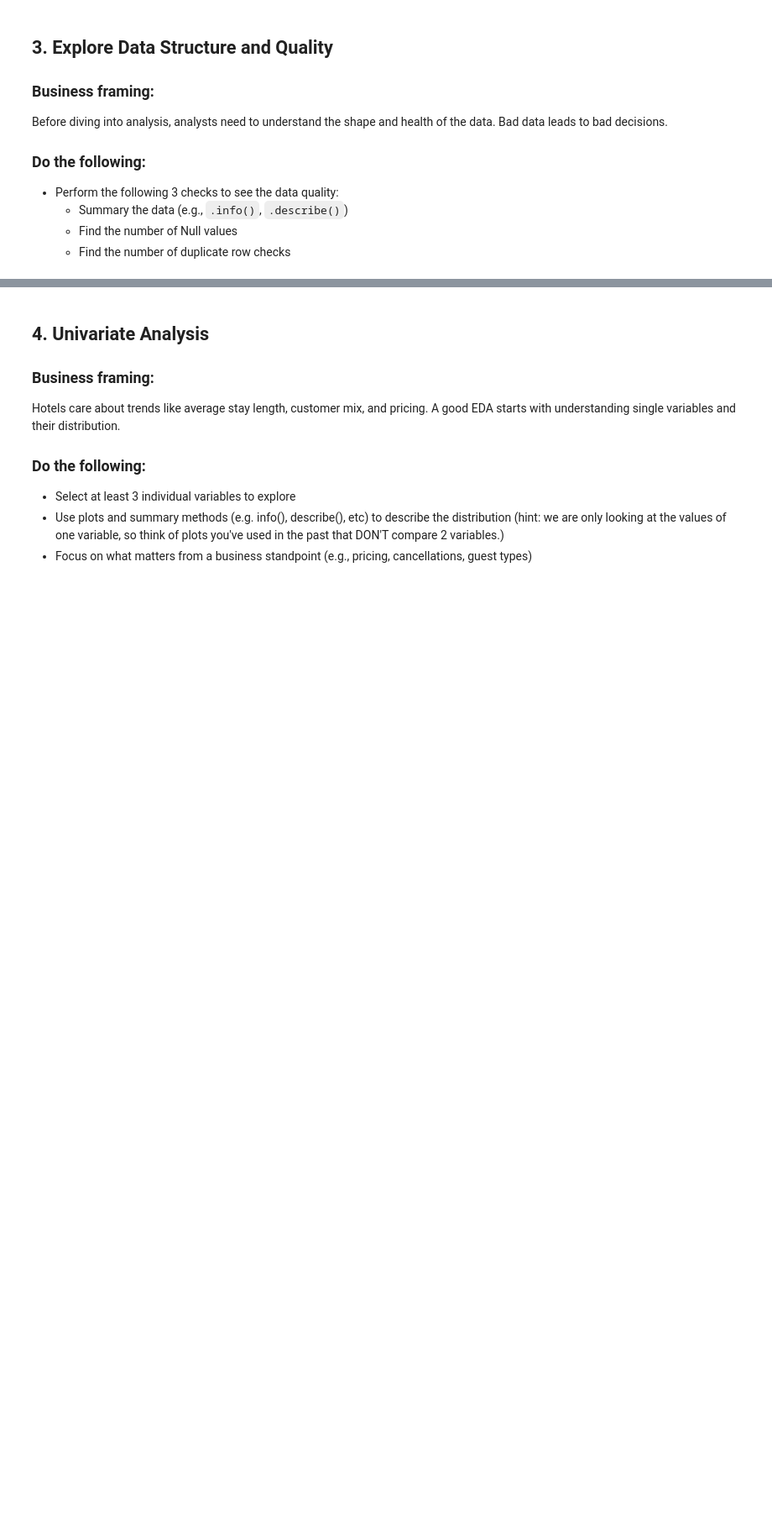
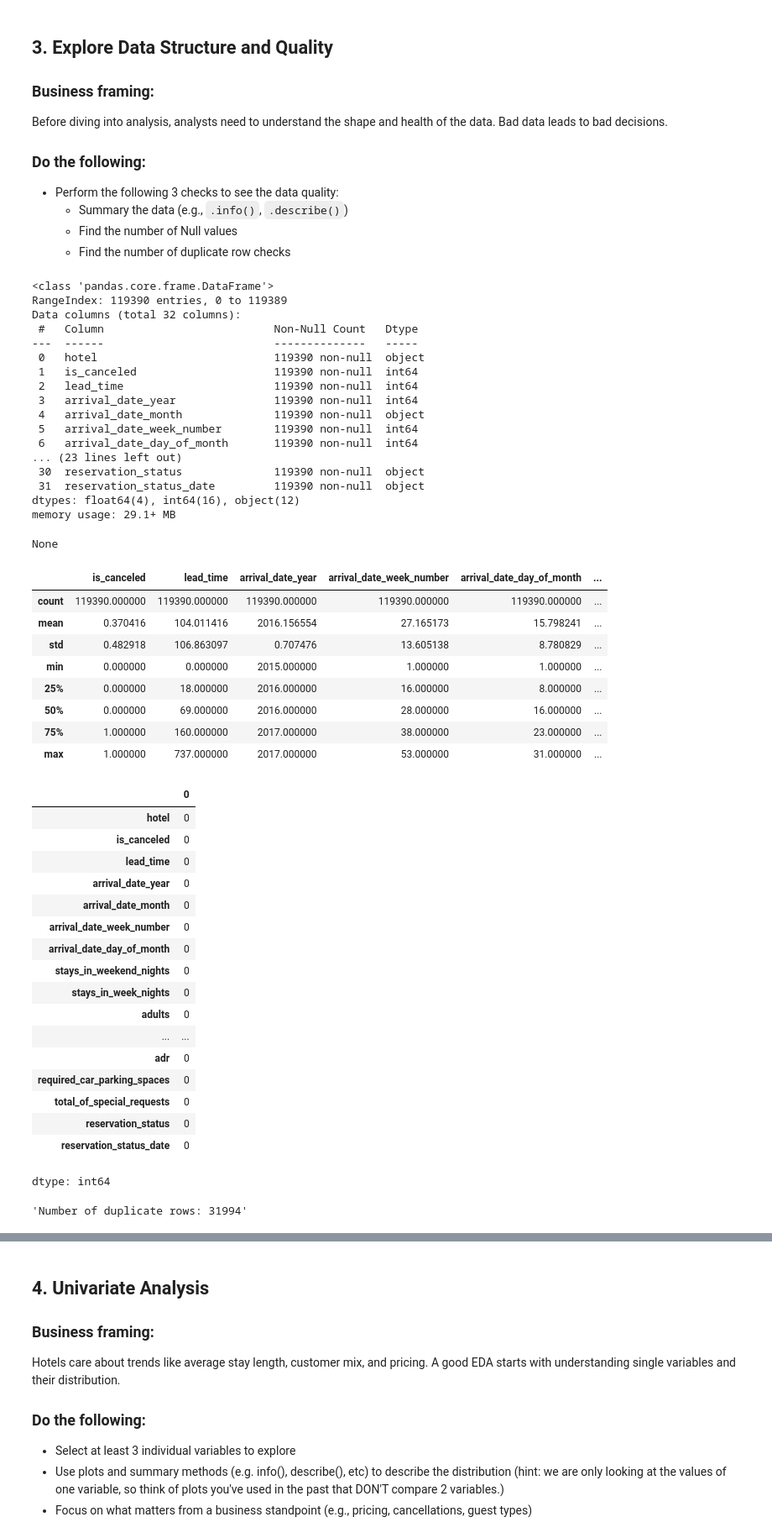
Before and after one commit to thornton330j/IS-4487, a Jupyter notebook: Assignments/assignment_05_ThorntonJackson.ipynb, the cells around one changed output, grey strips where cells are left out. Shown at 84% size. Saved outputs shown, nothing was run; the diff lists cells and outputs as text; code cells hidden in the pictures; blank space fills up the shorter version.

```diff
--- a/Assignments/assignment_05_ThorntonJackson.ipynb
+++ b/Assignments/assignment_05_ThorntonJackson.ipynb
@@ -128,3 +127,62 @@ Before diving into analysis, analysts need to understand the shape and health of
+# %%
+# Display summary information about the DataFrame
+display(df.info())
+
+# Display descriptive statistics of the DataFrame
+display(df.describe())
+
+# Find the number of null values for each column
+display(df.isnull().sum())
+
+# Find the number of duplicate rows
+display(f"Number of duplicate rows: {df.duplicated().sum()}")
+# %% [output]
+<class 'pandas.core.frame.DataFrame'>
+RangeIndex: 119390 entries, 0 to 119389
+Data columns (total 32 columns):
+ #   Column                          Non-Null Count   Dtype
+---  ------                          --------------   -----
+ 0   hotel                           119390 non-null  object
+ 1   is_canceled                     119390 non-null  int64
+ 2   lead_time                       119390 non-null  int64
+ 3   arrival_date_year               119390 non-null  int64
+ 4   arrival_date_month              119390 non-null  object
+ 5   arrival_date_week_number        119390 non-null  int64
+ 6   arrival_date_day_of_month       119390 non-null  int64
+... (23 lines left out)
+ 30  reservation_status              119390 non-null  object
+ 31  reservation_status_date         119390 non-null  object
+dtypes: float64(4), int64(16), object(12)
+memory usage: 29.1+ MB
+None
+|  | is_canceled | lead_time | arrival_date_year | arrival_date_week_number | arrival_date_day_of_month | ... |
+| count | 119390.000000 | 119390.000000 | 119390.000000 | 119390.000000 | 119390.000000 | ... |
+| mean | 0.370416 | 104.011416 | 2016.156554 | 27.165173 | 15.798241 | ... |
+| std | 0.482918 | 106.863097 | 0.707476 | 13.605138 | 8.780829 | ... |
+| min | 0.000000 | 0.000000 | 2015.000000 | 1.000000 | 1.000000 | ... |
+| 25% | 0.000000 | 18.000000 | 2016.000000 | 16.000000 | 8.000000 | ... |
+| 50% | 0.000000 | 69.000000 | 2016.000000 | 28.000000 | 16.000000 | ... |
+| 75% | 1.000000 | 160.000000 | 2017.000000 | 38.000000 | 23.000000 | ... |
+| max | 1.000000 | 737.000000 | 2017.000000 | 53.000000 | 31.000000 | ... |
+|  | 0 |
+| hotel | 0 |
+| is_canceled | 0 |
+| lead_time | 0 |
+| arrival_date_year | 0 |
+| arrival_date_month | 0 |
+| arrival_date_week_number | 0 |
+| arrival_date_day_of_month | 0 |
+| stays_in_weekend_nights | 0 |
+| stays_in_week_nights | 0 |
+| adults | 0 |
+| ... | ... |
+| adr | 0 |
+| required_car_parking_spaces | 0 |
+| total_of_special_requests | 0 |
+| reservation_status | 0 |
+| reservation_status_date | 0 |
+dtype: int64
+'Number of duplicate rows: 31994'
 # %% [markdown]
 ### In Your Response:
 1. What structural issues or problems did you find? (e.g., missing values, formatting problems)
```
Also changed, not shown: parts of 13 cells of this notebook.
